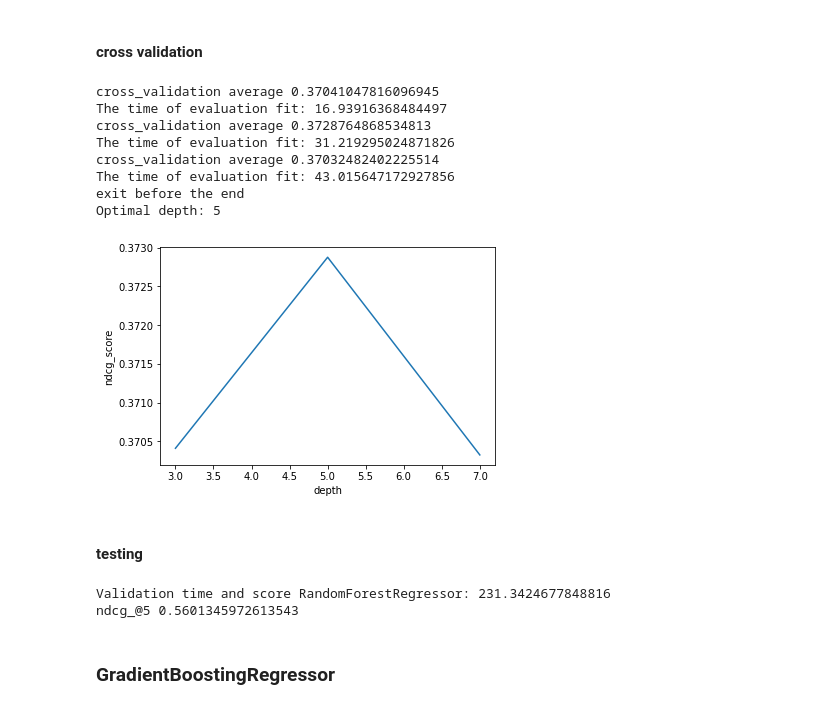
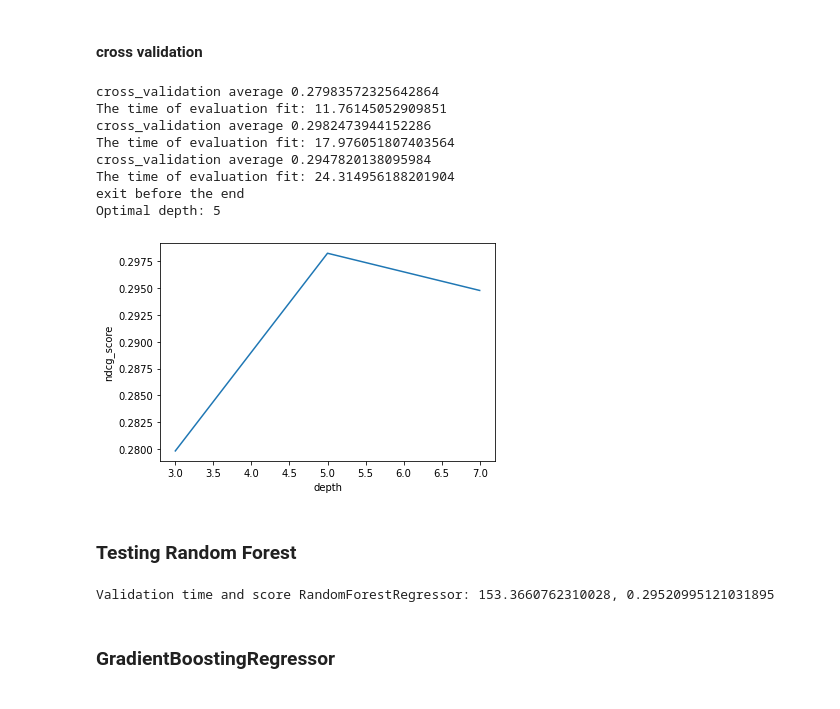
Before and after one commit to wolfbrr/DMT-2022-114, a Jupyter notebook: assignment-2/assignment-2.ipynb, the cells around one changed output. Saved outputs shown, nothing was run; the diff lists cells and outputs as text; code cells hidden in the pictures.

Commit message:
different target functions, score of 0.32281 for GradientBoostingRegressor on Kaggle vs 0.3263 on estimation

```diff
--- a/assignment-2/assignment-2.ipynb
+++ b/assignment-2/assignment-2.ipynb
@@ -54,4 +54,7 @@ def create_submission(test_data, property_predicted_score):
 # %%
+def grades(data_frame):
+    return data_frame['click_bool'] + data_frame['booking_bool']*4 #if booked then clicked, booked = 5
+
 def discountedCumulativeGain(result, k=5):
     """
     Evaluated per query
@@ -69,17 +72,17 @@ def discountedCumulativeGain(result, k=5):
     return sum(dcg)
 
 
-def NDCG_at_k(X, ranking, ideal_ranking, k=5, verbose=True):
-    d = {'srch_id': X['srch_id'], 'ranking': ranking, 'true_ranking': ideal_ranking}
+def NDCG_at_k(X, ranking, grades, k=5, verbose=True):
+    d = {'srch_id': X['srch_id'], 'ranking': ranking, 'grades': grades}
     df = pd.DataFrame(data=d)
     df = df.sort_values(by=['srch_id', 'ranking'], ascending=[True,  False])
 
     NDCG  = df.groupby('srch_id').aggregate\
-    (ndcg=("true_ranking", lambda x: discountedCumulativeGain(x, k)))
+    (ndcg=("grades", lambda x: discountedCumulativeGain(x, k)))
 
-    df = df.sort_values(by=['srch_id', 'true_ranking'], ascending=[True,  False])
+    df = df.sort_values(by=['srch_id', 'grades'], ascending=[True,  False])
     INDCG  = df.groupby('srch_id').aggregate\
-    (indcg=("true_ranking", lambda x: discountedCumulativeGain(x, k)))
+    (indcg=("grades", lambda x: discountedCumulativeGain(x, k)))
     INDCG = INDCG[INDCG['indcg']!=0]
     x = NDCG['ndcg']/INDCG['indcg']# true ranking has the information regarding actual booking
 
@@ -90,7 +93,7 @@ def NDCG_at_k(X, ranking, ideal_ranking, k=5, verbose=True):
 
 d = {'srch_id': [1, 1, 1, 1, 1, 1]}
 df = pd.DataFrame(data=d)
-ndcg_score = NDCG_at_k(df, ranking=[5, 0, 0, 0, 0, 0], ideal_ranking=[0, 0, 5, 0, 0, 0], k=5)
+ndcg_score = NDCG_at_k(df, ranking=[5, 0, 0, 0, 0, 0], grades=[0, 0, 5, 0, 0, 0], k=5)
 
 #assert discountedCumulativeGain([0,0,5], k=5)==((2**5-1)/np.log2(4) ) , "assertion discountedCumulativeGain wrong"
 assert discountedCumulativeGain([0,0,5], k=5)==(5/np.log2(4) ) , "assertion discountedCumulativeGain wrong"
@@ -362,25 +388,7 @@ columns not in both sets {'click_bool', 'booking_bool', 'position', 'gross_booki
 # %%
 print(train_eng.columns)#  the columns after droping
 
-features_to_choose = ['visitor_location_country_id',
-                      'prop_country_id',
-                      'prop_id',
-                      'prop_starrating',
-                      'prop_review_score',
-                      'prop_brand_bool',
-                      'location_score',
-                      'prop_log_historical_price', #historical_price
-                      'promotion_flag',
-                      'srch_destination_id',
-                      'srch_booking_window',
-                      'srch_saturday_night_bool',
-                      #'random_bool',
-                      #'prop_location_score1',
-                      #'prop_location_score2',
-                      'orig_destination_distance',
-                      #'comp',
-                      #'lklhd',
-                      'price_per_person']#,
+
 features_to_choose = [#'srch_id',
                       #'date_time',
                       #'site_id',
@@ -393,7 +401,7 @@ features_to_choose = [#'srch_id',
                       #'prop_location_score1',
                       #'prop_location_score2',
                       'prop_log_historical_price',
-                      'position',
+                      #'position',
                       'price_usd',
                       'promotion_flag',
                       'srch_destination_id',
@@ -476,52 +484,47 @@ X_test = X_test.merge(train_eng, how='left', left_on='srch_id', right_on='srch_i
 # %%
 x = []
 depth = [x for x in range(3,15) if x % 2 != 0]
 prev_ndgc = 0
 for i in depth:
     start = time.time()
     model = RandomForestRegressor(max_depth=i, random_state=0, n_jobs=-1)
-    ndcg_score = my_cross_validation(model, X_eval, \
-                features_to_choose, n_splits=number_of_splits,)
+    ndcg_score = my_cross_validation(model, X=X_eval, features_to_choose=features_to_choose, n_splits=number_of_splits)
     end = time.time()
     print("The time of evaluation fit:", end-start)
     x.append(ndcg_score)
     if ndcg_score<prev_ndgc:
         print('exit before the end')
         break    # break here
     prev_ndgc=ndcg_score
 
 optimal_score_index = x.index(max(x))
 optimal_depth = depth[optimal_score_index]
 print(f'Optimal depth: {optimal_depth}')
 plt.plot(depth[0:len(x)], x)
 plt.xlabel('depth')
 plt.ylabel('ndcg_score')
 plt.show()
 # %% [output]
-cross_validation average 0.37041047816096945
-The time of evaluation fit: 16.93916368484497
-cross_validation average 0.3728764868534813
-The time of evaluation fit: 31.219295024871826
-cross_validation average 0.37032482402225514
-The time of evaluation fit: 43.015647172927856
+cross_validation average 0.27983572325642864
+The time of evaluation fit: 11.76145052909851
+cross_validation average 0.2982473944152286
+The time of evaluation fit: 17.976051807403564
+cross_validation average 0.2947820138095984
+The time of evaluation fit: 24.314956188201904
 exit before the end
 Optimal depth: 5
-[figure, old version]
+[figure, new version]
 # %% [markdown]
-#### testing
+### Testing Random Forest
 # %%
 ##
 start = time.time()
 model = RandomForestRegressor(max_depth=optimal_depth, random_state=0, n_jobs=-1)
-Y_pred = my_fit_and_predict(model, X_train, X_test, features_to_choose)
+ndcg_score = evaluate_model(model, X_train, X_test, features_to_choose)
 end = time.time()
-print("Validation time and score RandomForestRegressor:", end-start)
-
-Y_target = hotel_booking_likelihood(data_frame=X_test)
-ndcg_score = NDCG_at_k(X_test, ranking=Y_pred, ideal_ranking= Y_target['lklhd'].values, k=5)
+print(f'Validation time and score RandomForestRegressor: {end-start}, {ndcg_score}')
 # %% [output]
-Validation time and score RandomForestRegressor: 231.3424677848816
-ndcg_@5 0.5601345972613543
+Validation time and score RandomForestRegressor: 153.3660762310028, 0.29520995121031895
 # %% [markdown]
 ### GradientBoostingRegressor
 # %%
```
Also changed, not shown: parts of 19 cells of this notebook.
